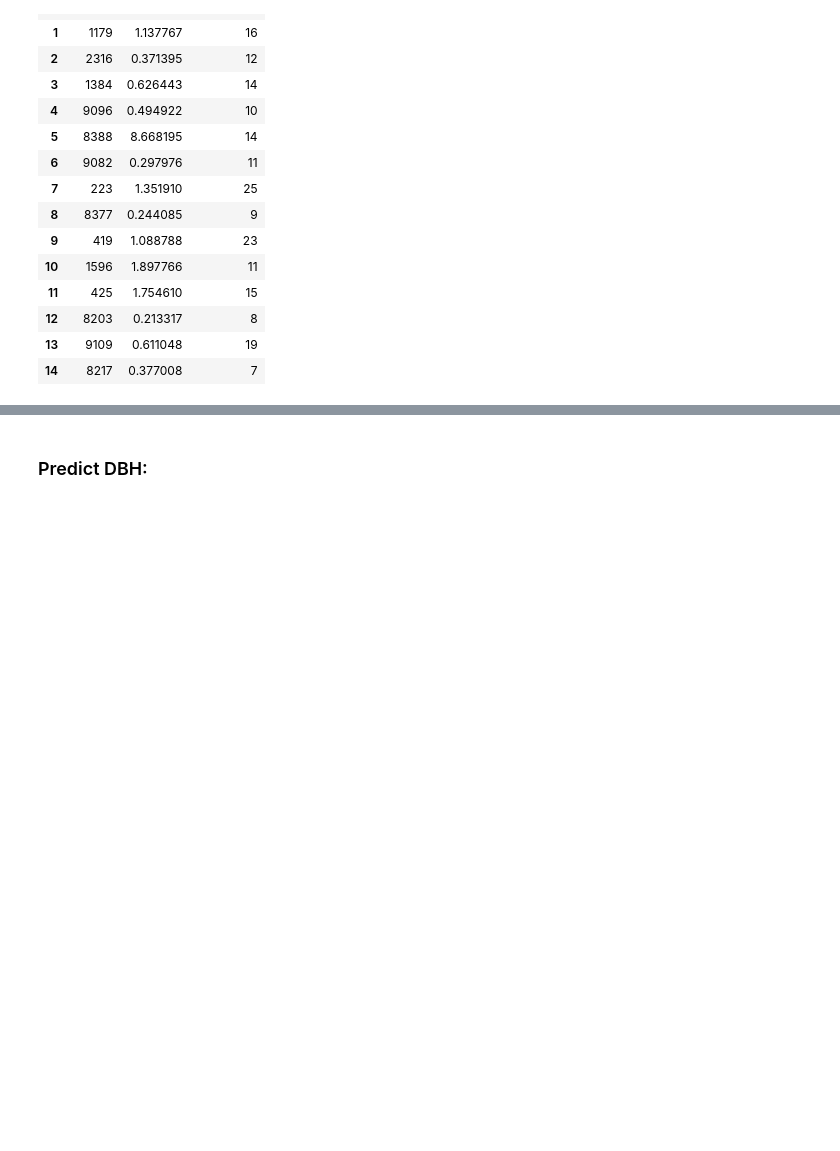
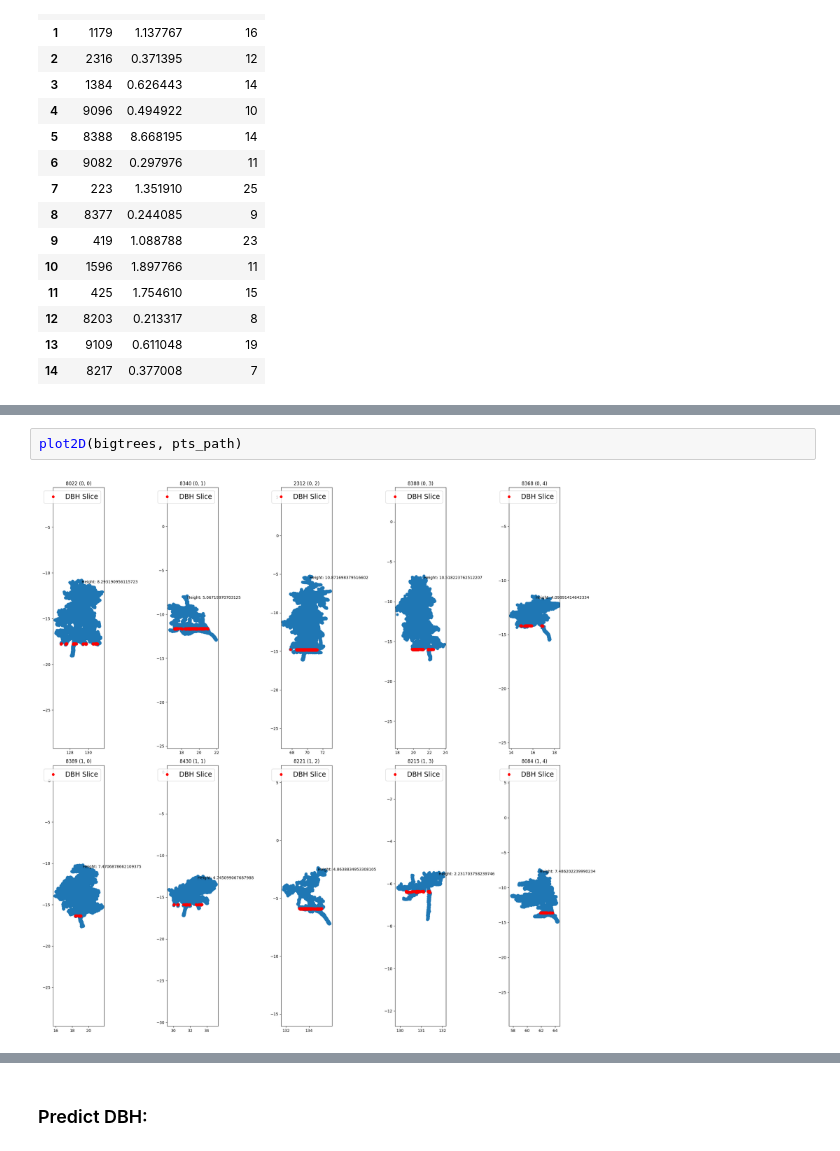
Before and after one commit to sabinenix/CloudDBH, a Jupyter notebook: CloudDBH.ipynb, the cells around one changed output, grey strips where cells are left out. Drawn from its saved outputs; the diff is of its cells as text; blank space fills up the shorter version.

```diff
--- a/CloudDBH.ipynb
+++ b/CloudDBH.ipynb
@@ -719,0 +745,4 @@ Removed 0 outliers from DBH slice using kNN threshold 1.00
+# %%
+plot2D(bigtrees, pts_path)
+# %% [output]
+[figure, added]
```
Also changed, not shown: parts of 28 cells of this notebook.
